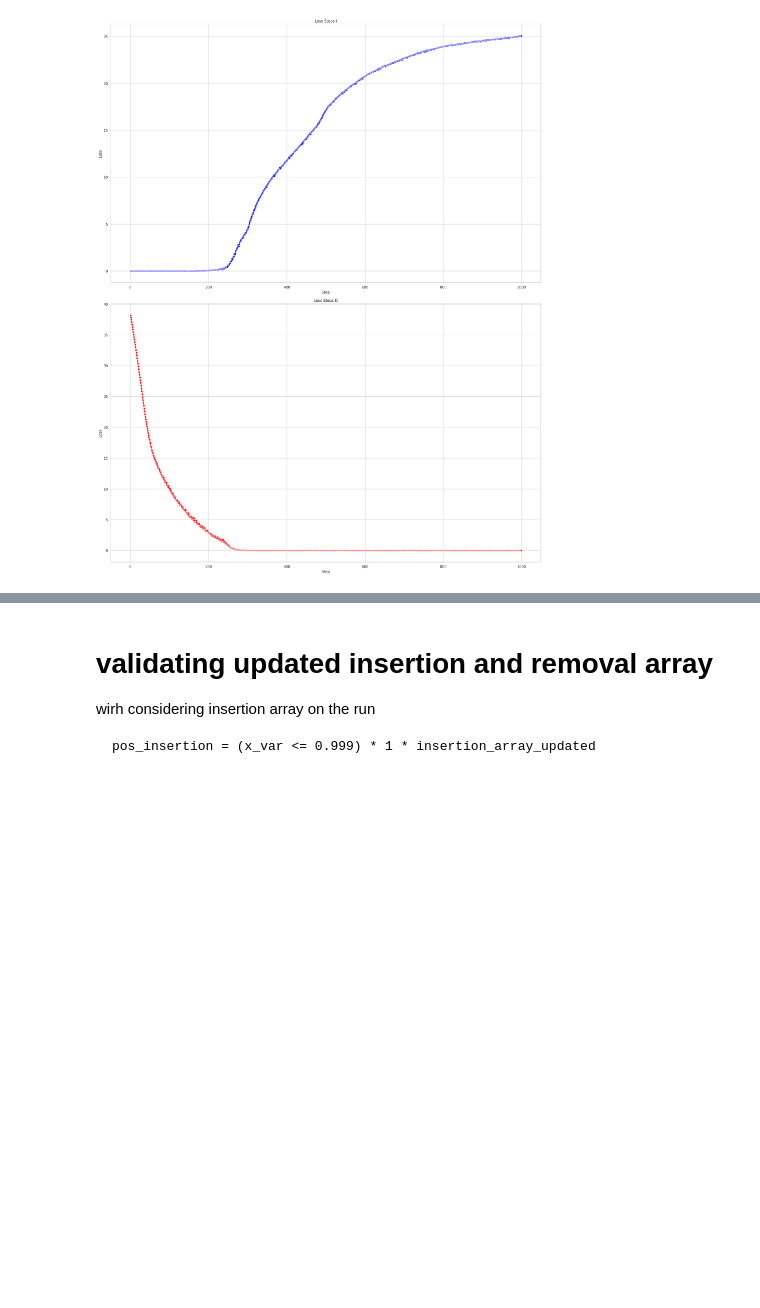
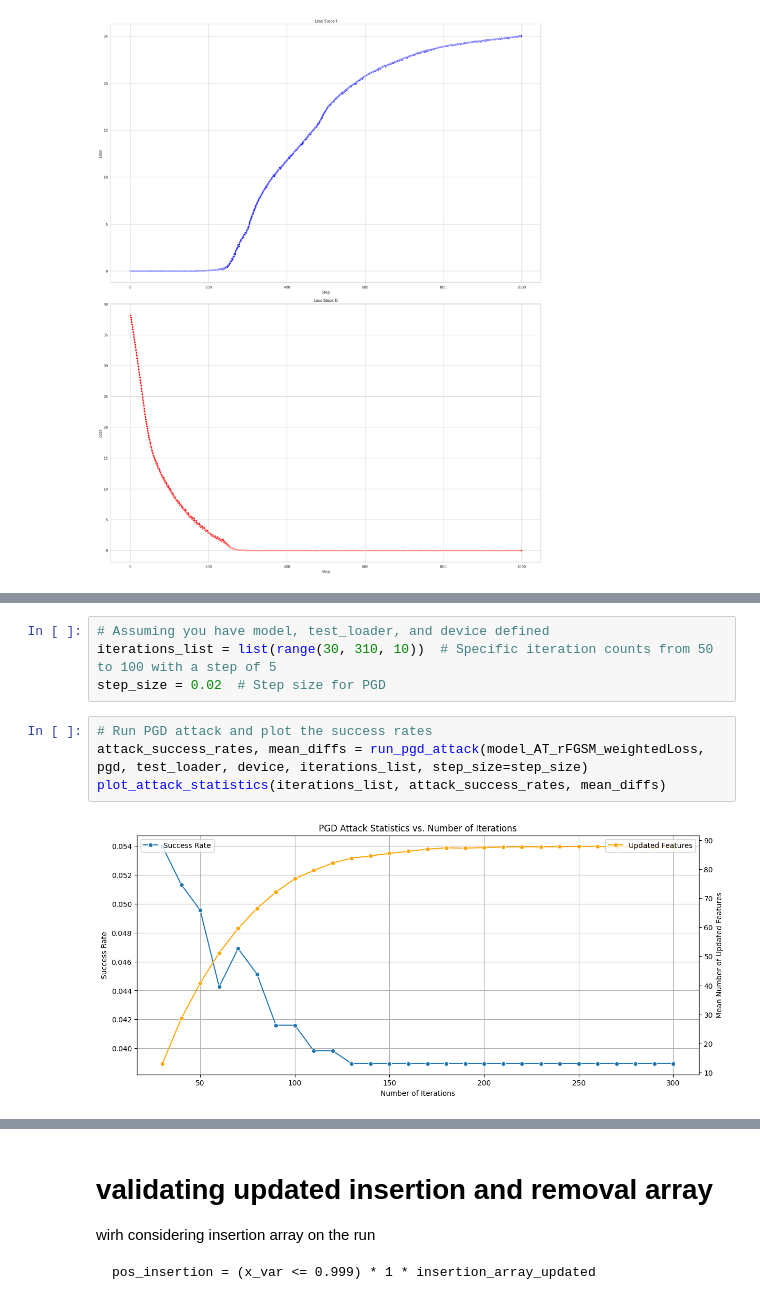
Before and after one commit to mostafa-ja/mal_adv4, a Jupyter notebook: adverserial_attack_RBF2.ipynb, the cells around one changed output, grey strips where cells are left out. Saved outputs shown, nothing was run; the diff lists cells and outputs as text; blank space fills up the shorter version.

```diff
--- a/adverserial_attack_RBF2.ipynb
+++ b/adverserial_attack_RBF2.ipynb
@@ -2450,0 +2422,10 @@ PGD linf: Attack effectiveness 4.082%.
+# %%
+# Assuming you have model, test_loader, and device defined
+iterations_list = list(range(30, 310, 10))  # Specific iteration counts from 50 to 100 with a step of 5
+step_size = 0.02  # Step size for PGD
+# %%
+# Run PGD attack and plot the success rates
+attack_success_rates, mean_diffs = run_pgd_attack(model_AT_rFGSM_weightedLoss, pgd, test_loader, device, iterations_list, step_size=step_size)
+plot_attack_statistics(iterations_list, attack_success_rates, mean_diffs)
+# %% [output]
+[figure, added]
```
Also changed, not shown: parts of 28 cells of this notebook.
